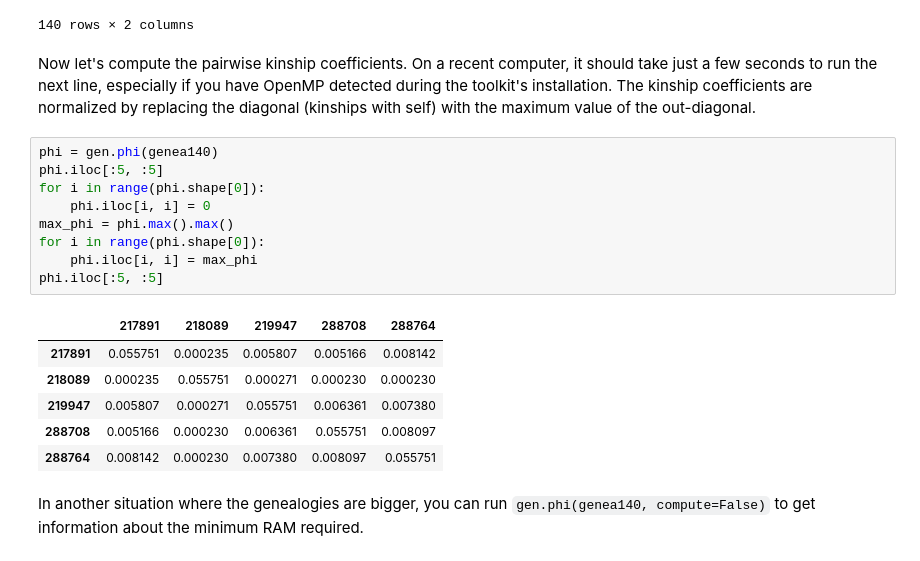
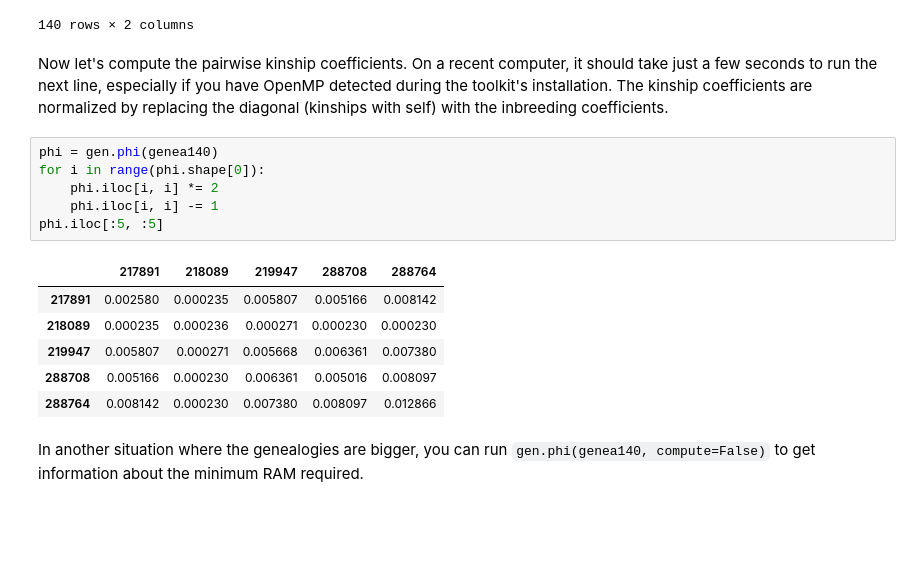
Before and after one commit to Genopop/geneakit, a Jupyter notebook: examples/kinship_heatmap.ipynb, the cells around one changed output. Cells and saved outputs as stored; diff of their text form; blank space fills up the shorter version.

Commit message:
Use inbreeding for diagonal

```diff
--- a/examples/kinship_heatmap.ipynb
+++ b/examples/kinship_heatmap.ipynb
@@ -75,23 +77,20 @@ pop140
 | 139 | 444292 | Quebec |
 140 rows × 2 columns
 # %% [markdown]
-Now let's compute the pairwise kinship coefficients. On a recent computer, it should take just a few seconds to run the next line, especially if you have OpenMP detected during the toolkit's installation. The kinship coefficients are normalized by replacing the diagonal (kinships with self) with the maximum value of the out-diagonal.
+Now let's compute the pairwise kinship coefficients. On a recent computer, it should take just a few seconds to run the next line, especially if you have OpenMP detected during the toolkit's installation. The kinship coefficients are normalized by replacing the diagonal (kinships with self) with the inbreeding coefficients.
 # %%
 phi = gen.phi(genea140)
+for i in range(phi.shape[0]):
+    phi.iloc[i, i] *= 2
+    phi.iloc[i, i] -= 1
 phi.iloc[:5, :5]
-for i in range(phi.shape[0]):
-    phi.iloc[i, i] = 0
-max_phi = phi.max().max()
-for i in range(phi.shape[0]):
-    phi.iloc[i, i] = max_phi
-phi.iloc[:5, :5]
 # %% [output]
 |  | 217891 | 218089 | 219947 | 288708 | 288764 |
-| 217891 | 0.055751 | 0.000235 | 0.005807 | 0.005166 | 0.008142 |
-| 218089 | 0.000235 | 0.055751 | 0.000271 | 0.000230 | 0.000230 |
-| 219947 | 0.005807 | 0.000271 | 0.055751 | 0.006361 | 0.007380 |
-| 288708 | 0.005166 | 0.000230 | 0.006361 | 0.055751 | 0.008097 |
-| 288764 | 0.008142 | 0.000230 | 0.007380 | 0.008097 | 0.055751 |
+| 217891 | 0.002580 | 0.000235 | 0.005807 | 0.005166 | 0.008142 |
+| 218089 | 0.000235 | 0.000236 | 0.000271 | 0.000230 | 0.000230 |
+| 219947 | 0.005807 | 0.000271 | 0.005668 | 0.006361 | 0.007380 |
+| 288708 | 0.005166 | 0.000230 | 0.006361 | 0.005016 | 0.008097 |
+| 288764 | 0.008142 | 0.000230 | 0.007380 | 0.008097 | 0.012866 |
 # %% [markdown]
 In another situation where the genealogies are bigger, you can run `gen.phi(genea140, compute=False)` to get information about the minimum RAM required.
 # %%
```
Also changed, not shown: parts of 4 cells of this notebook.
